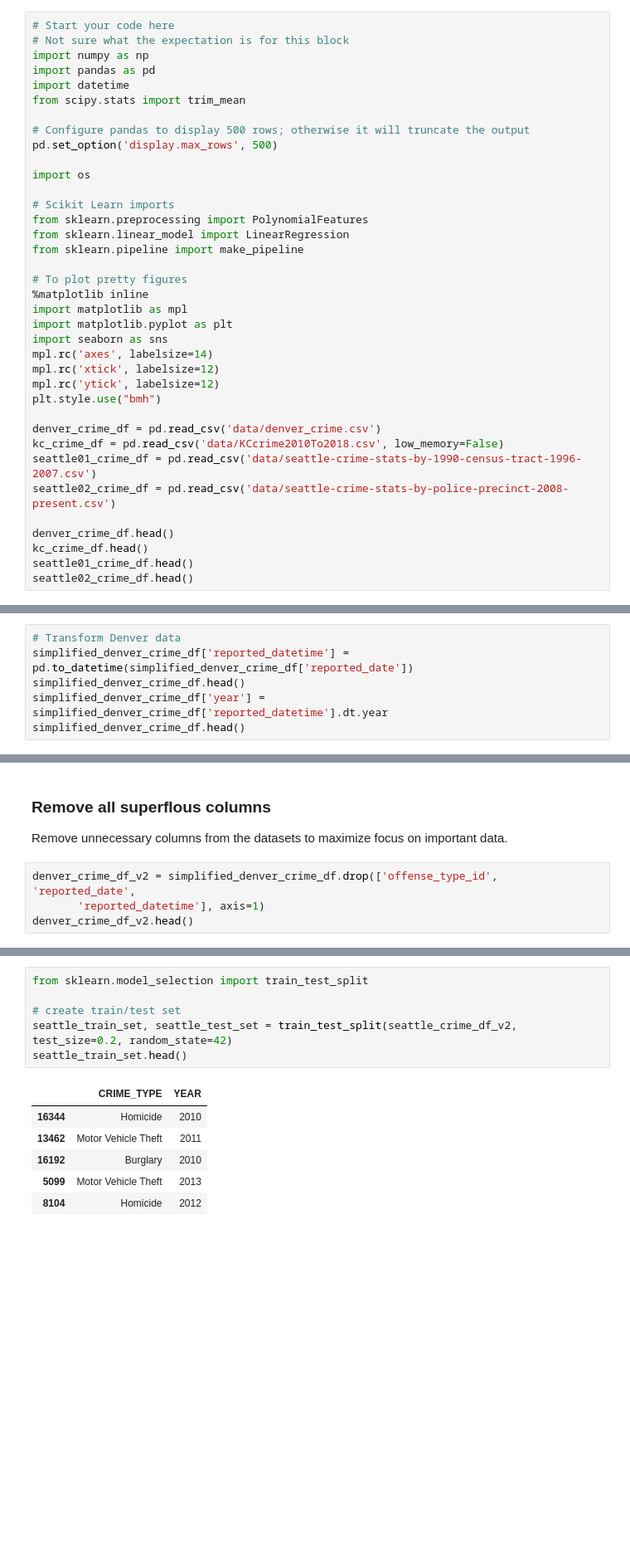
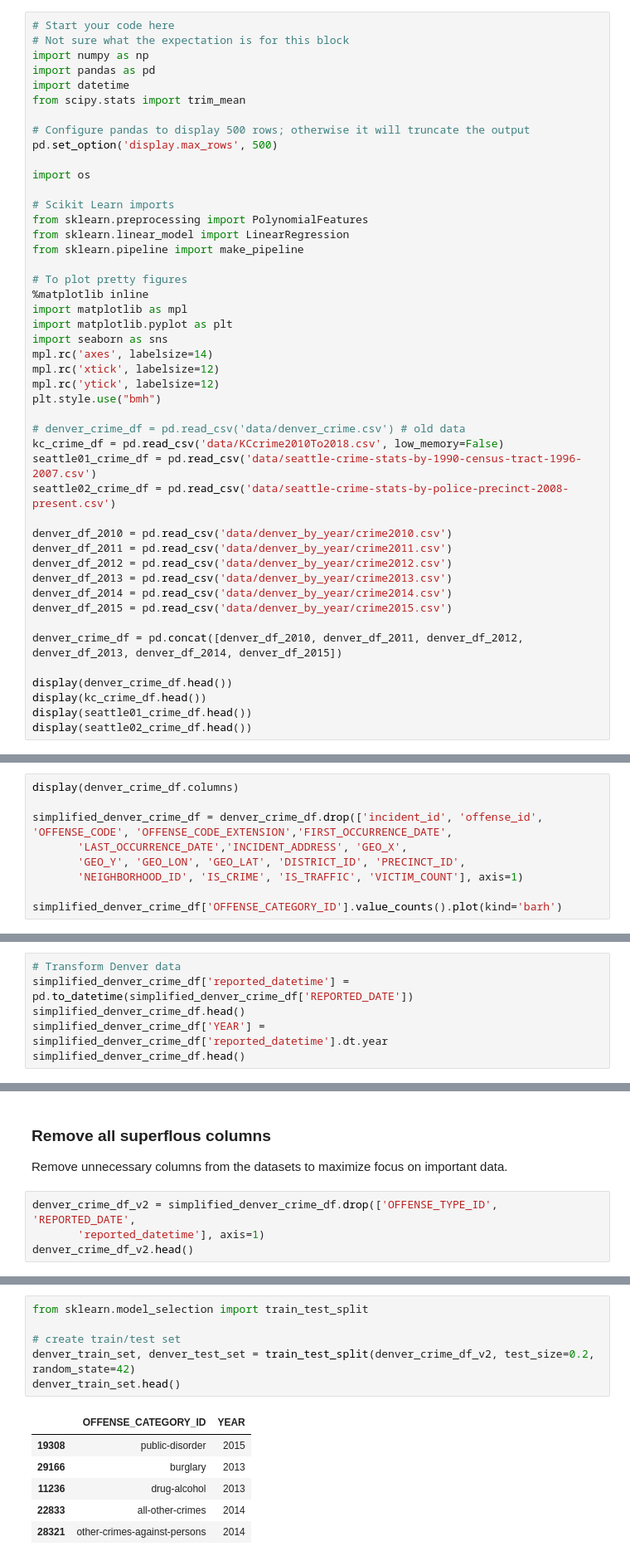
Before and after one commit to IT4063C-Fall23/final-project-jeremylshepherd, a Jupyter notebook: source.ipynb, the cells around one changed output, grey strips where cells are left out. Shown at 83% size. Drawn from its saved outputs; the diff is of its cells as text; blank space fills up the shorter version.

```diff
--- a/source.ipynb
+++ b/source.ipynb
@@ -58,13 +58,22 @@ mpl.rc('xtick', labelsize=12)
 mpl.rc('ytick', labelsize=12)
 plt.style.use("bmh")
 
-denver_crime_df = pd.read_csv('data/denver_crime.csv')
+# denver_crime_df = pd.read_csv('data/denver_crime.csv') # old data
 kc_crime_df = pd.read_csv('data/KCcrime2010To2018.csv', low_memory=False)
 seattle01_crime_df = pd.read_csv('data/seattle-crime-stats-by-1990-census-tract-1996-2007.csv')
 seattle02_crime_df = pd.read_csv('data/seattle-crime-stats-by-police-precinct-2008-present.csv')
 
-denver_crime_df.head()
-kc_crime_df.head()
-seattle01_crime_df.head()
-seattle02_crime_df.head()
+denver_df_2010 = pd.read_csv('data/denver_by_year/crime2010.csv')
+denver_df_2011 = pd.read_csv('data/denver_by_year/crime2011.csv')
+denver_df_2012 = pd.read_csv('data/denver_by_year/crime2012.csv')
+denver_df_2013 = pd.read_csv('data/denver_by_year/crime2013.csv')
+denver_df_2014 = pd.read_csv('data/denver_by_year/crime2014.csv')
+denver_df_2015 = pd.read_csv('data/denver_by_year/crime2015.csv')
+
+denver_crime_df = pd.concat([denver_df_2010, denver_df_2011, denver_df_2012, denver_df_2013, denver_df_2014, denver_df_2015])
+
+display(denver_crime_df.head())
+display(kc_crime_df.head())
+display(seattle01_crime_df.head())
+display(seattle02_crime_df.head())
 # %% [output]
@@ -289,0 +308,9 @@ simplified_denver_crime_df['offense_category_id'].value_counts().plot(kind='barh
+# %%
+display(denver_crime_df.columns)
+
+simplified_denver_crime_df = denver_crime_df.drop(['incident_id', 'offense_id', 'OFFENSE_CODE', 'OFFENSE_CODE_EXTENSION','FIRST_OCCURRENCE_DATE',
+       'LAST_OCCURRENCE_DATE','INCIDENT_ADDRESS', 'GEO_X',
+       'GEO_Y', 'GEO_LON', 'GEO_LAT', 'DISTRICT_ID', 'PRECINCT_ID',
+       'NEIGHBORHOOD_ID', 'IS_CRIME', 'IS_TRAFFIC', 'VICTIM_COUNT'], axis=1)
+
+simplified_denver_crime_df['OFFENSE_CATEGORY_ID'].value_counts().plot(kind='barh')
@@ -311,8 +347,8 @@ Scatter Matrixes were not particularly helpful. I see that the primary data I wa
 I will add a column to each dataset exclusively for the year of the offense. This should allow me to observe the rate of change, if any, for each type year over year. The datasets have different categories of crimes that do not necessarily correspond to each other. However, I do not see this necessarily as a hindrance as the real intent is to see if there are any changes in the respective categories.
 # %%
 # Transform Denver data
-simplified_denver_crime_df['reported_datetime'] = pd.to_datetime(simplified_denver_crime_df['reported_date'])
+simplified_denver_crime_df['reported_datetime'] = pd.to_datetime(simplified_denver_crime_df['REPORTED_DATE'])
 simplified_denver_crime_df.head()
-simplified_denver_crime_df['year'] = simplified_denver_crime_df['reported_datetime'].dt.year
+simplified_denver_crime_df['YEAR'] = simplified_denver_crime_df['reported_datetime'].dt.year
 simplified_denver_crime_df.head()
 # %% [output]
@@ -348,7 +384,7 @@ See the caveats in the documentation: https://pandas.pydata.org/pandas-docs/stab
 ### Remove all superflous columns
 Remove unnecessary columns from the datasets to maximize focus on important data.
 # %%
-denver_crime_df_v2 = simplified_denver_crime_df.drop(['offense_type_id', 'reported_date',
+denver_crime_df_v2 = simplified_denver_crime_df.drop(['OFFENSE_TYPE_ID', 'REPORTED_DATE',
        'reported_datetime'], axis=1)
 denver_crime_df_v2.head()
 # %% [output]
@@ -388,16 +424,16 @@ Split into train and test sets. Given this is for demonstration purposes only. I
 # %%
 from sklearn.model_selection import train_test_split
 
 # create train/test set
-seattle_train_set, seattle_test_set = train_test_split(seattle_crime_df_v2, test_size=0.2, random_state=42)
-seattle_train_set.head()
+denver_train_set, denver_test_set = train_test_split(denver_crime_df_v2, test_size=0.2, random_state=42)
+denver_train_set.head()
 # %% [output]
-|  | CRIME_TYPE | YEAR |
-| 16344 | Homicide | 2010 |
-| 13462 | Motor Vehicle Theft | 2011 |
-| 16192 | Burglary | 2010 |
-| 5099 | Motor Vehicle Theft | 2013 |
-| 8104 | Homicide | 2012 |
+|  | OFFENSE_CATEGORY_ID | YEAR |
+| 19308 | public-disorder | 2015 |
+| 29166 | burglary | 2013 |
+| 11236 | drug-alcohol | 2013 |
+| 22833 | all-other-crimes | 2014 |
+| 28321 | other-crimes-against-persons | 2014 |
 # %% [markdown]
 ## Modeling Data
 Using Machine Learning to build a predictive model.
```
Also changed, not shown: parts of 14 cells of this notebook, 7 other files.
